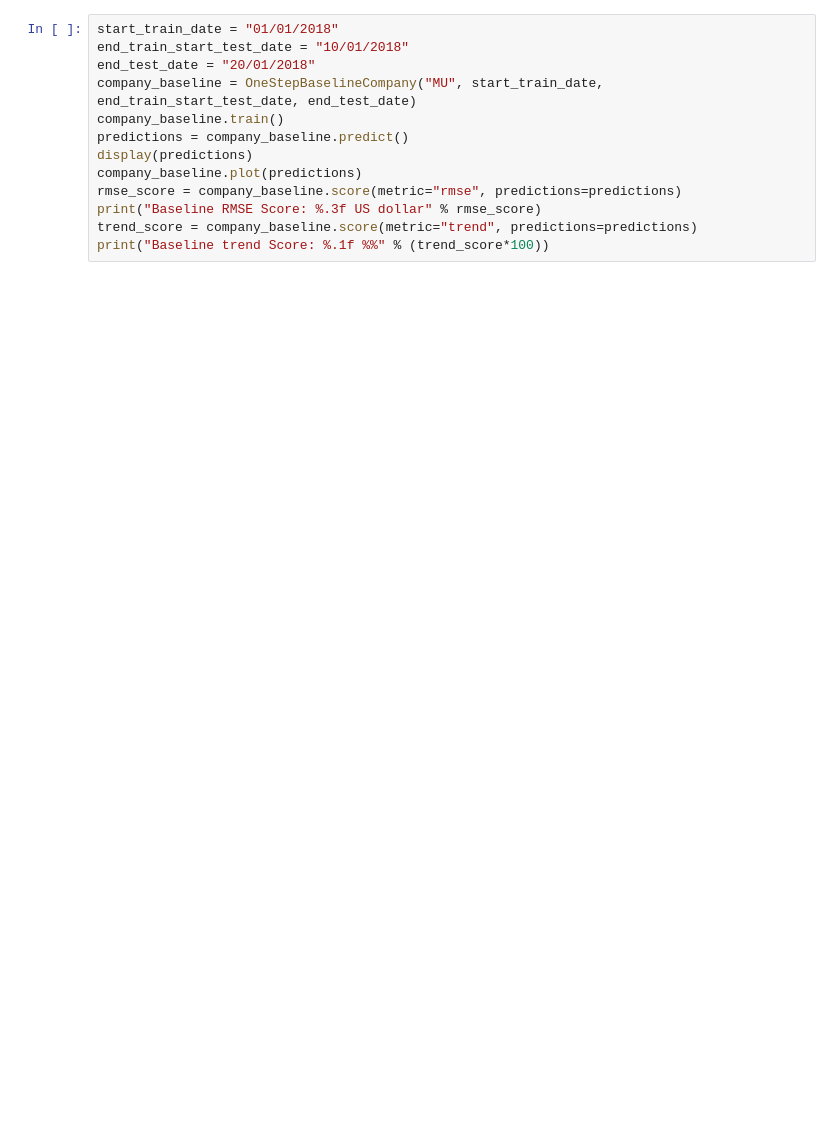
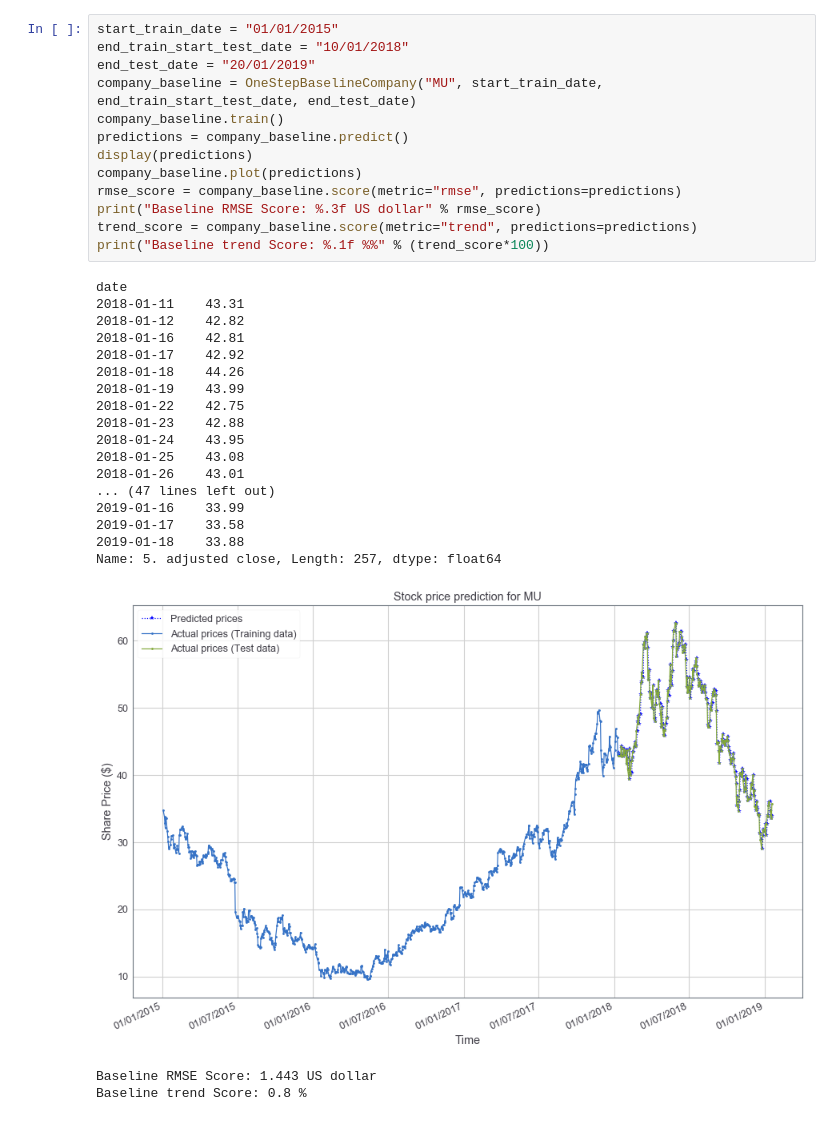
Before and after one commit to FinnZC/Stock-AI, a Jupyter notebook: code/Baseline Models.ipynb, the cells around one changed output. Drawn from its saved outputs; the diff is of its cells as text; blank space fills up the shorter version.

```diff
--- a/code/Baseline Models.ipynb
+++ b/code/Baseline Models.ipynb
@@ -26,16 +29,37 @@ jtplot.style(theme='grade3')
 # %%
-start_train_date = "01/01/2018"
+start_train_date = "01/01/2015"
 end_train_start_test_date = "10/01/2018"
-end_test_date = "20/01/2018"
+end_test_date = "20/01/2019"
 company_baseline = OneStepBaselineCompany("MU", start_train_date, end_train_start_test_date, end_test_date)
 company_baseline.train()
 predictions = company_baseline.predict()
 display(predictions)
 company_baseline.plot(predictions)
 rmse_score = company_baseline.score(metric="rmse", predictions=predictions)
 print("Baseline RMSE Score: %.3f US dollar" % rmse_score)
 trend_score = company_baseline.score(metric="trend", predictions=predictions)
 print("Baseline trend Score: %.1f %%" % (trend_score*100))
+# %% [output]
+date
+2018-01-11    43.31
+2018-01-12    42.82
+2018-01-16    42.81
+2018-01-17    42.92
+2018-01-18    44.26
+2018-01-19    43.99
+2018-01-22    42.75
+2018-01-23    42.88
+2018-01-24    43.95
+2018-01-25    43.08
+2018-01-26    43.01
+... (47 lines left out)
+2019-01-16    33.99
+2019-01-17    33.58
+2019-01-18    33.88
+Name: 5. adjusted close, Length: 257, dtype: float64
+[figure, added]
+Baseline RMSE Score: 1.443 US dollar
+Baseline trend Score: 0.8 %
 # %%
 # load dataset
 start_train_date = "01/01/2018"
```
Also changed, not shown: parts of 2 cells of this notebook, 4 other files.
